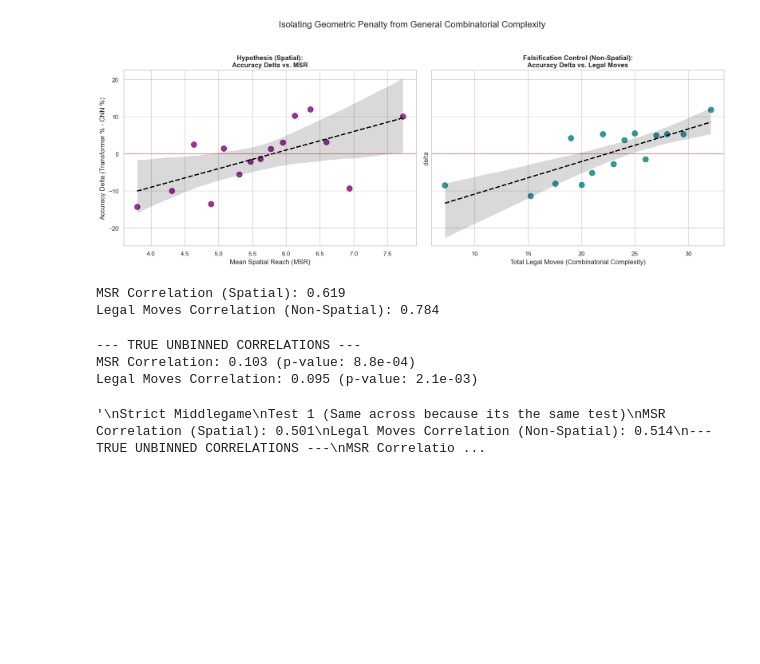
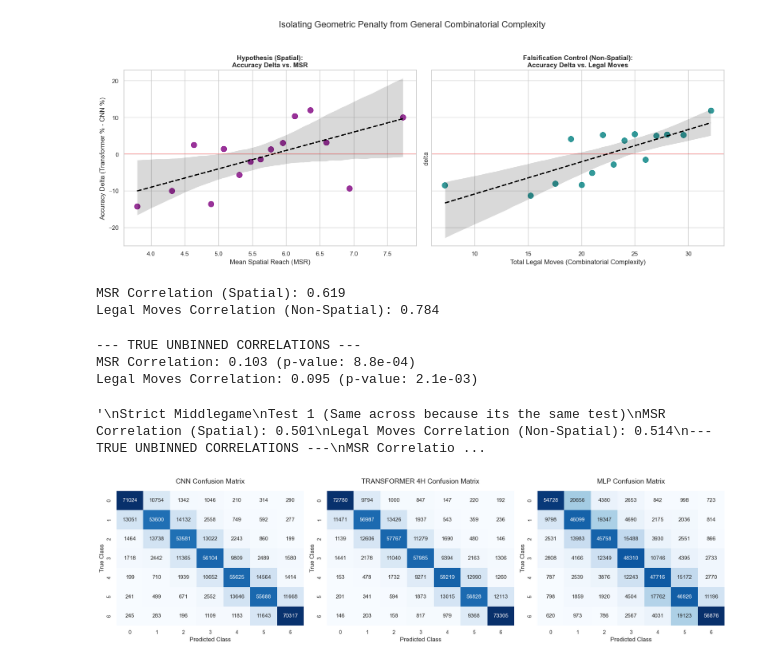
Before and after one commit to wang-yuancheng/chess, a Jupyter notebook: 06_unified_model_testing.ipynb, the cells around one changed output. Drawn from its saved outputs; the diff is of its cells as text; code cells hidden in the pictures; blank space fills up the shorter version.

Commit message:
Plot confusion matrix

```diff
--- a/06_unified_model_testing.ipynb
+++ b/06_unified_model_testing.ipynb
@@ -1412,3 +1412,34 @@ Legal Moves Correlation: 0.095 (p-value: 2.1e-03)
 """
 # %% [output]
 '\nStrict Middlegame\nTest 1 (Same across because its the same test)\nMSR Correlation (Spatial): 0.501\nLegal Moves Correlation (Non-Spatial): 0.514\n--- TRUE UNBINNED CORRELATIONS ---\nMSR Correlatio ...
+# %%
+from sklearn.metrics import confusion_matrix
+
+def plot_model_confusion_matrices(df, true_col='true_label', models=['CNN_pred', 'TRANSFORMER_4H_pred']):
+    fig, axes = plt.subplots(1, len(models), figsize=(6 * len(models), 5))
+
+    if len(models) == 1:
+        axes = [axes]
+
+    classes = range(7) # Classes 0 to 6
+
+    for ax, pred_col in zip(axes, models):
+        cm = confusion_matrix(df[true_col], df[pred_col], labels=classes)
+
+        sns.heatmap(cm, annot=True, fmt='d', cmap='Blues', cbar=False,
+                    xticklabels=classes, yticklabels=classes, ax=ax,
+                    annot_kws={"size": 11})
+
+        model_name = pred_col.replace('_pred', '').replace('_', ' ')
+        ax.set_title(f'{model_name} Confusion Matrix', fontsize=14, pad=15)
+        ax.set_xlabel('Predicted Class', fontsize=12)
+        ax.set_ylabel('True Class', fontsize=12)
+        ax.tick_params(axis='both', which='major', labelsize=10)
+
+    plt.tight_layout()
+    plt.show()
+
+# plot_model_confusion_matrices(df_master, true_col='true_label', models=['CNN_pred', 'TRANSFORMER_4H_pred'])
+plot_model_confusion_matrices(df_master, true_col='true_label', models=['CNN_pred', 'TRANSFORMER_4H_pred', 'MLP_pred'])
+# %% [output]
+[figure, added]
```
Also changed, not shown: parts of 3 cells of this notebook.
